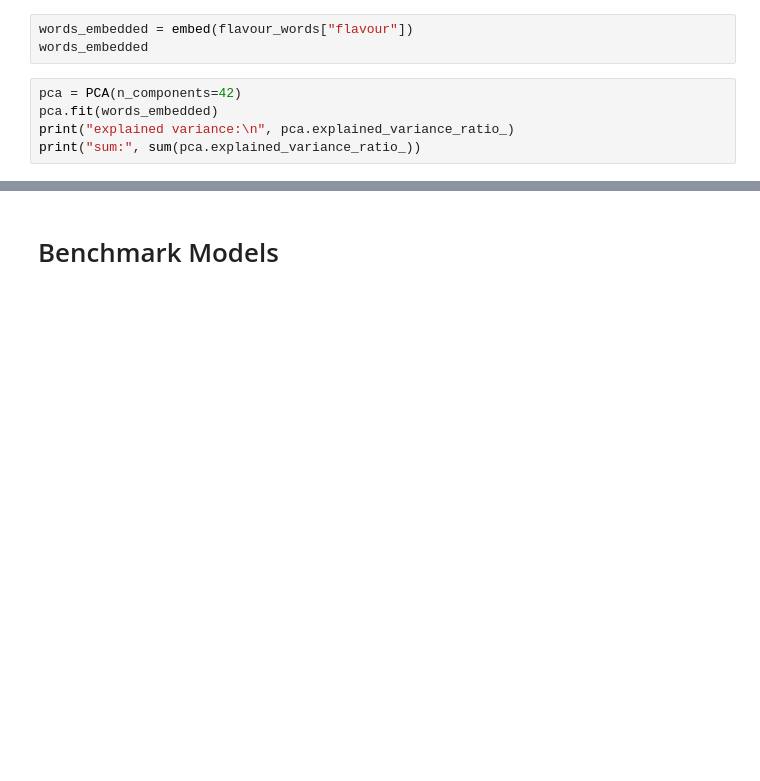
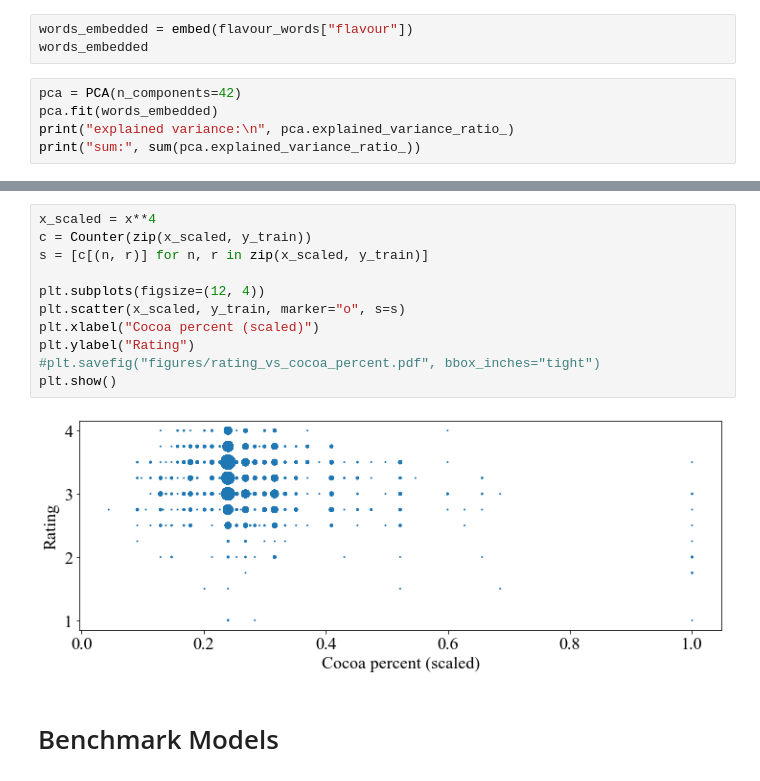
Before and after one commit to ElisabethBrockhaus/Chocolate_bar_rating, a Jupyter notebook: chocolate_rating_data.ipynb, the cells around one changed output, grey strips where cells are left out. Cells and saved outputs as stored; diff of their text form; blank space fills up the shorter version.

```diff
--- a/chocolate_rating_data.ipynb
+++ b/chocolate_rating_data.ipynb
@@ -1035,3 +1071,16 @@ print("sum:", sum(pca.explained_variance_ratio_))
+# %%
+x_scaled = x**4
+c = Counter(zip(x_scaled, y_train))
+s = [c[(n, r)] for n, r in zip(x_scaled, y_train)]
+
+plt.subplots(figsize=(12, 4))
+plt.scatter(x_scaled, y_train, marker="o", s=s)
+plt.xlabel("Cocoa percent (scaled)")
+plt.ylabel("Rating")
+#plt.savefig("figures/rating_vs_cocoa_percent.pdf", bbox_inches="tight")
+plt.show()
+# %% [output]
+[figure, added]
 # %% [markdown]
 # Benchmark Models
 # %%
```
Also changed, not shown: parts of 54 cells of this notebook, 1 other file.
